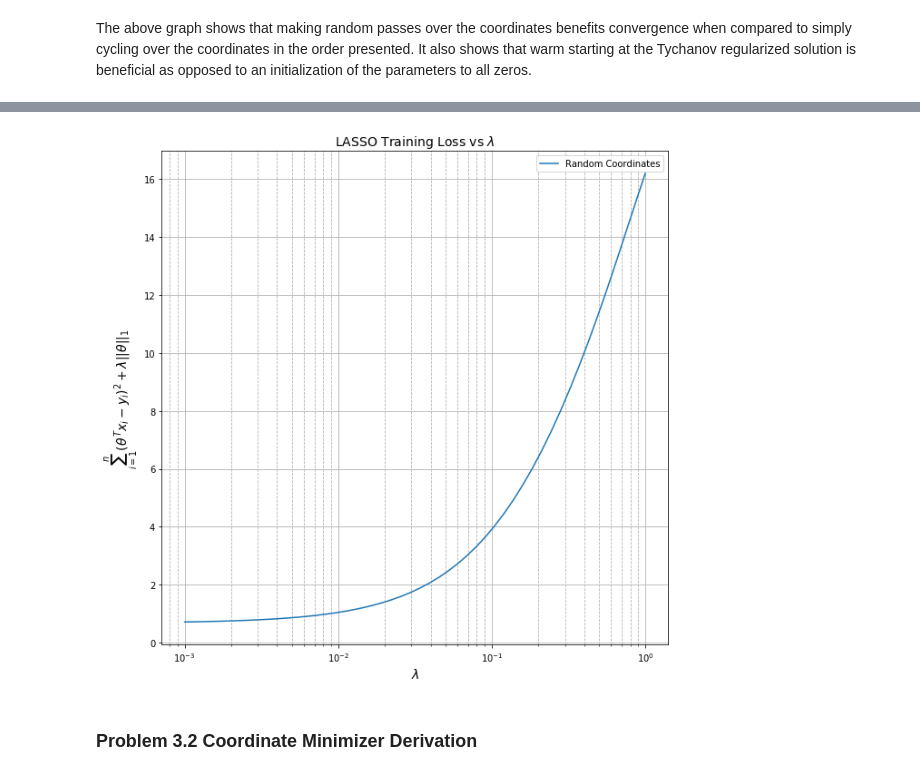
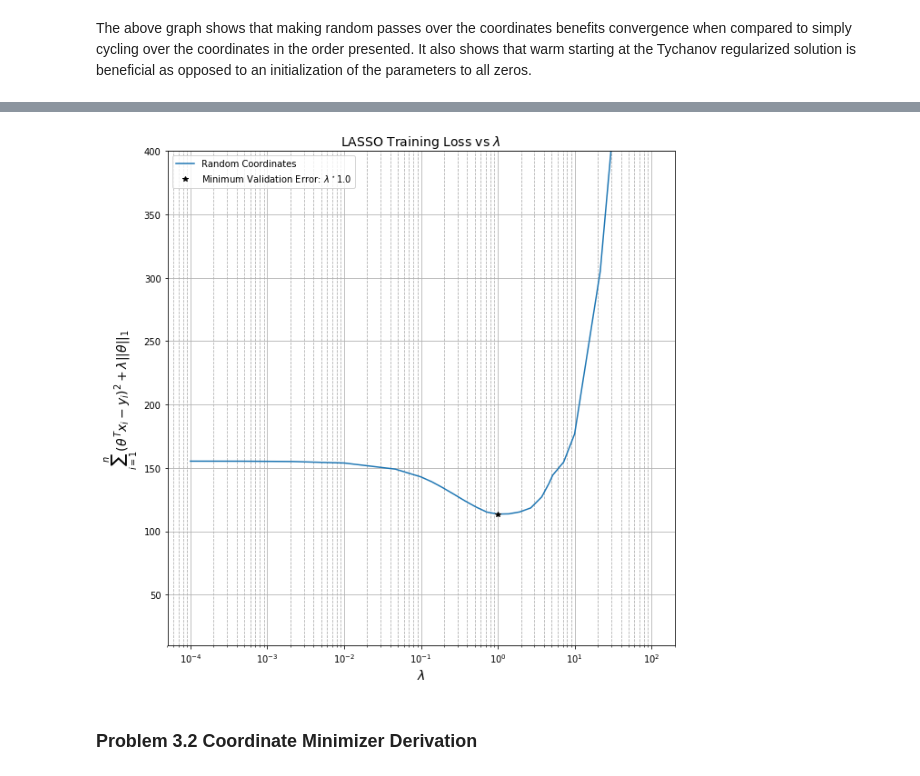
Before and after one commit to chaaland/bloomberg-ml-course, a Jupyter notebook: HW2/writeup/HW2.ipynb, the cells around one changed output, grey strips where cells are left out. Cells and saved outputs as stored; diff of their text form; code cells hidden in the pictures.

```diff
--- a/HW2/writeup/HW2.ipynb
+++ b/HW2/writeup/HW2.ipynb
@@ -176,17 +174,24 @@ Iter: 49  Loss:(633, 400)
+# %%
+reg_params = np.sort(np.hstack([10 ** np.linspace(-4,2,10), 10**np.linspace(-1,1,15)]))
+loss = lasso_regularization_path(x_train_feat, y_train, x_val_feat, y_val, lambdas=reg_params, max_iter=1000)
 # %%
 plt.figure(figsize=(10,10))
-plt.semilogx(lambdas, loss, label='Random Coordinates')
+plt.semilogx(reg_params, loss, label='Random Coordinates')
+
+min_index = np.argmin(loss)
+arg_min_lambda = reg_params[min_index]
+min_test_score = loss[min_index]
+plt.plot(arg_min_lambda, min_test_score, 'k*', label=r'Minimum Validation Error: $\lambda^\star${0:.3}'.format(arg_min_lambda))
 
 plt.title(r'LASSO Training Loss vs $\lambda$', fontsize=14);
 plt.xlabel(r'$\lambda$', fontsize=14);
 plt.ylabel(r'$\sum_{i=1}^n (\theta^Tx_i - y_i)^2 + \lambda ||\theta||_1$', fontsize=14);
 plt.grid(b=True, which='major');
 plt.grid(b=True, which='minor', linestyle='--');
-# plt.xlim([0, 100])
-# plt.ylim([50, 75])
+plt.ylim([10, 400])
 plt.legend();
 # %% [output]
-[figure, old version]
+[figure, new version]
 # %% [markdown]
 ### Problem 3.2 Coordinate Minimizer Derivation
 # %% [markdown]
```
Also changed, not shown: parts of 21 cells of this notebook, 2 other files.
